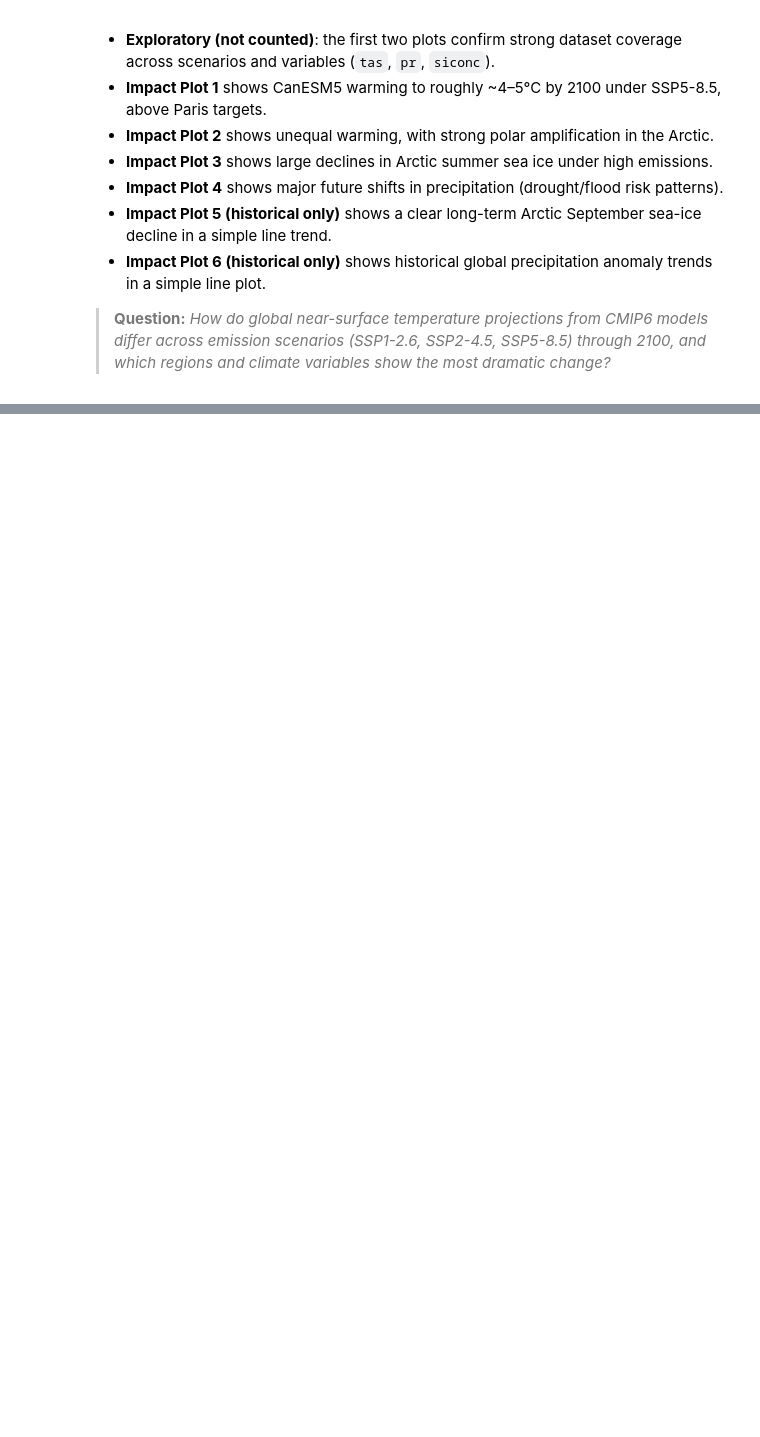
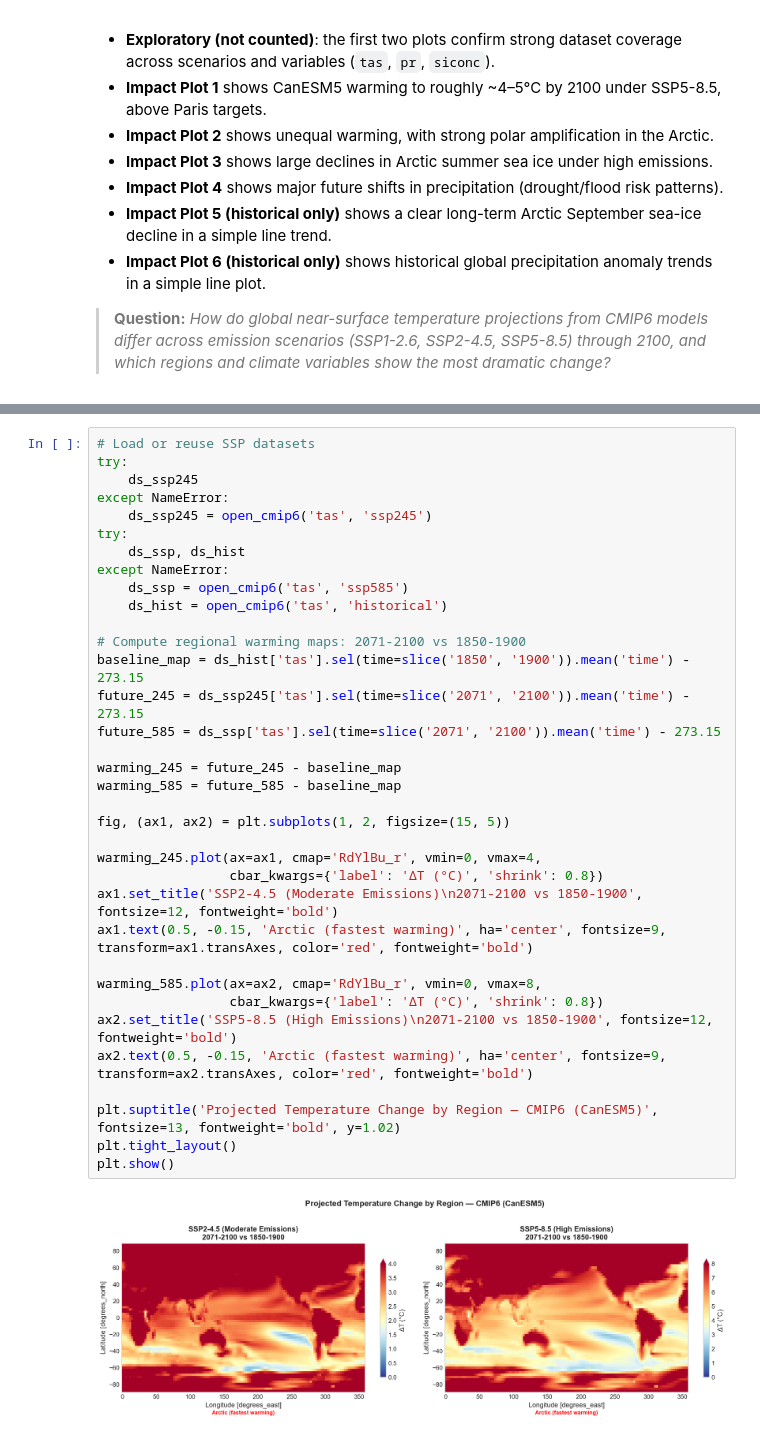
Before and after one commit to matthewviray/climate-signal, a Jupyter notebook: more_climate_eda.ipynb, the cells around one changed output, grey strips where cells are left out. Saved outputs shown, nothing was run; the diff lists cells and outputs as text; blank space fills up the shorter version.

```diff
--- a/more_climate_eda.ipynb
+++ b/more_climate_eda.ipynb
@@ -725,0 +787,37 @@ Based on the plots above:
+# %%
+# Load or reuse SSP datasets
+try:
+    ds_ssp245
+except NameError:
+    ds_ssp245 = open_cmip6('tas', 'ssp245')
+try:
+    ds_ssp, ds_hist
+except NameError:
+    ds_ssp = open_cmip6('tas', 'ssp585')
+    ds_hist = open_cmip6('tas', 'historical')
+
+# Compute regional warming maps: 2071-2100 vs 1850-1900
+baseline_map = ds_hist['tas'].sel(time=slice('1850', '1900')).mean('time') - 273.15
+future_245 = ds_ssp245['tas'].sel(time=slice('2071', '2100')).mean('time') - 273.15
+future_585 = ds_ssp['tas'].sel(time=slice('2071', '2100')).mean('time') - 273.15
+
+warming_245 = future_245 - baseline_map
+warming_585 = future_585 - baseline_map
+
+fig, (ax1, ax2) = plt.subplots(1, 2, figsize=(15, 5))
+
+warming_245.plot(ax=ax1, cmap='RdYlBu_r', vmin=0, vmax=4,
+                 cbar_kwargs={'label': 'ΔT (°C)', 'shrink': 0.8})
+ax1.set_title('SSP2-4.5 (Moderate Emissions)\n2071-2100 vs 1850-1900', fontsize=12, fontweight='bold')
+ax1.text(0.5, -0.15, 'Arctic (fastest warming)', ha='center', fontsize=9, transform=ax1.transAxes, color='red', fontweight='bold')
+
+warming_585.plot(ax=ax2, cmap='RdYlBu_r', vmin=0, vmax=8,
+                 cbar_kwargs={'label': 'ΔT (°C)', 'shrink': 0.8})
+ax2.set_title('SSP5-8.5 (High Emissions)\n2071-2100 vs 1850-1900', fontsize=12, fontweight='bold')
+ax2.text(0.5, -0.15, 'Arctic (fastest warming)', ha='center', fontsize=9, transform=ax2.transAxes, color='red', fontweight='bold')
+
+plt.suptitle('Projected Temperature Change by Region — CMIP6 (CanESM5)', fontsize=13, fontweight='bold', y=1.02)
+plt.tight_layout()
+plt.show()
+# %% [output]
+[figure, added]
```
Also changed, not shown: parts of 9 cells of this notebook.
